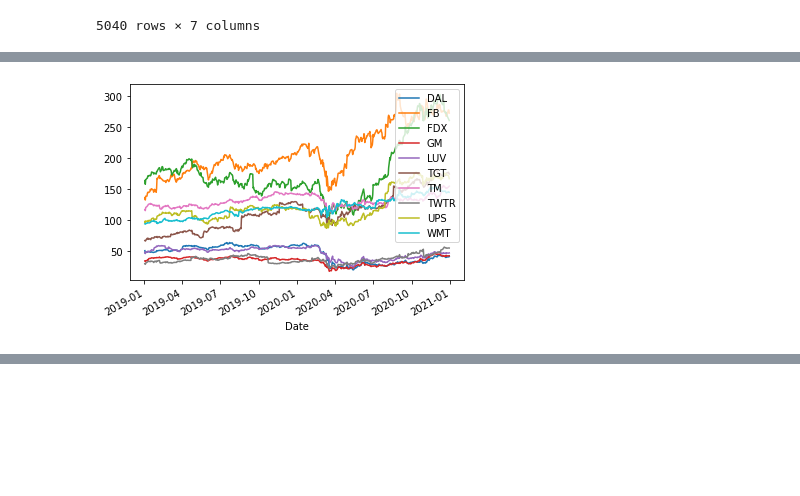
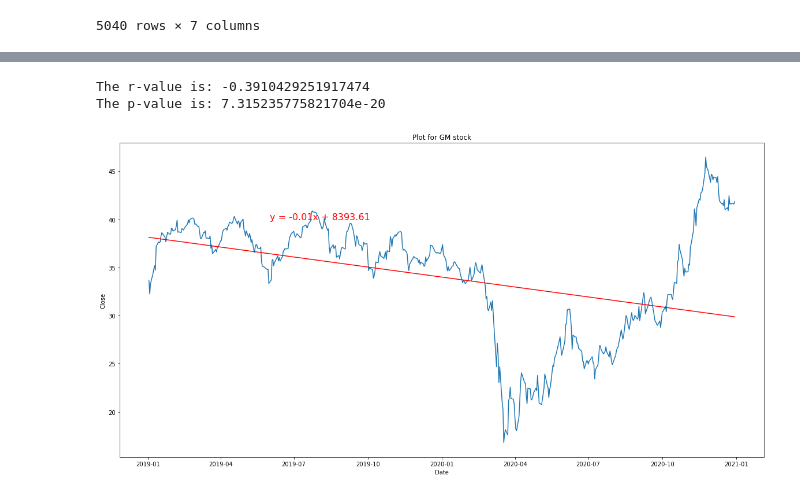
Before and after one commit to nt1983/team5-exercise, a Jupyter notebook: Narjes_Code.ipynb, the cells around one changed output, grey strips where cells are left out. Cells and saved outputs as stored; diff of their text form; code cells hidden in the pictures; blank space fills up the shorter version.

```diff
--- a/Narjes_Code.ipynb
+++ b/Narjes_Code.ipynb
@@ -62,12 +63,6 @@ stock_describe
 | TWTR | 504.0 | 36.362024 | 6.372567 | 22.000000 | 31.607501 | 35.765001 | 40.360001 | 55.869999 |
 | UPS | 504.0 | 120.197064 | 24.729566 | 86.169998 | 102.074997 | 114.375000 | 121.247498 | 176.539993 |
 | WMT | 504.0 | 118.974583 | 14.970610 | 92.860001 | 109.324999 | 118.130001 | 129.232506 | 152.789993 |
-# %%
-stock_group["Close"].plot()
-plt.legend()
-plt.show()
-# %% [output]
-[figure, removed]
 # %%
 stockfinal=stockfinal.reset_index()
 mins=stock_group["Close"].min()
@@ -105,5 +100,29 @@ maxs_data
 | 4024 | 4024 | 2020-12-18 | 54.930000 | 56.080002 | 54.270000 | 55.869999 | 55.869999 | 20450300 | TWTR |
 | 4448 | 4448 | 2020-08-26 | 284.000000 | 304.670013 | 284.000000 | 303.910004 | 303.910004 | 69015200 | FB |
 | 5018 | 5018 | 2020-11-30 | 151.600006 | 152.949997 | 150.100006 | 152.789993 | 152.233536 | 10898500 | WMT |
+# %%
+def linear_reg(x,y,dfName,ab):
+    ticker_df=stockfinal[stockfinal["Name"]==str(dfName)]
+    date_num=ticker_df[x].map(dt.datetime.toordinal)
+    slope, intercept, r_value, p_value, std_err=st.linregress(date_num,ticker_df[y])
+    regression_value=date_num*slope+intercept
+    plt.figure(figsize=(20, 10))
+    plt.plot(ticker_df[x], ticker_df[y])
+    plt.plot(ticker_df[x], regression_value, color='red')
+    eq= f"y = {round(slope, 2)}x + {round(intercept, 2)}"
+    plt.annotate(eq,ab, color='red', fontsize=16)
+    plt.xlabel(x)
+    plt.ylabel(y)
+    t=f"Plot for {dfName} stock"
+    plt.title(t)
+    print(f"The r-value is: {r_value}")
+    print(f"The p-value is: {p_value}")
+    plt.show()
+# %%
+linear_reg("Date", "Close", "GM",(mdates.date2num(dt.datetime(2019,6,1)), 40))
+# %% [output]
+The r-value is: -0.3910429251917474
+The p-value is: 7.315235775821704e-20
+[figure, added]
 # %%
 # %% [output]
```
Also changed, not shown: parts of 2 cells of this notebook.
